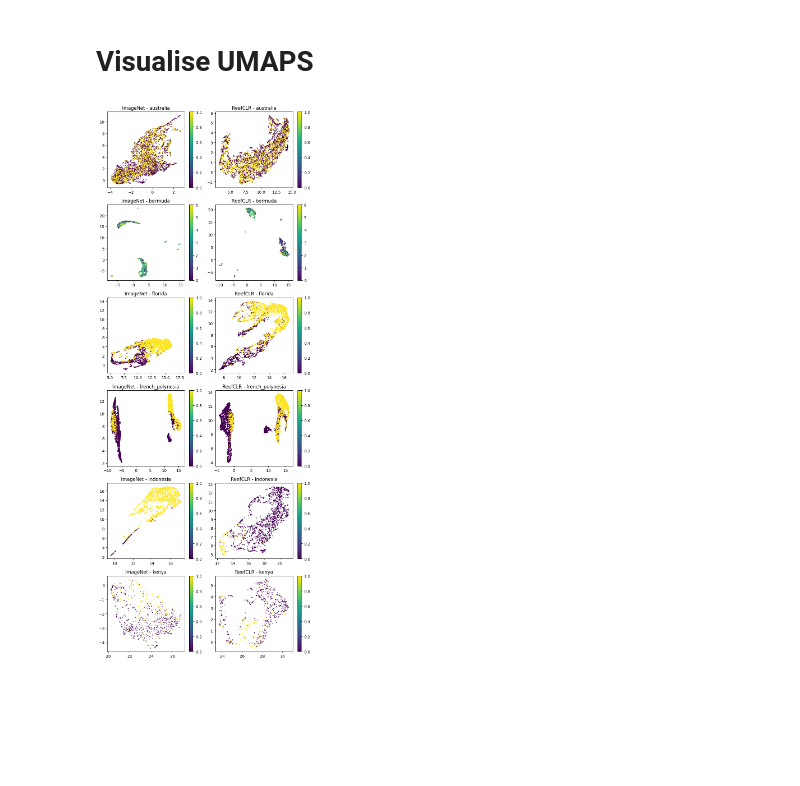
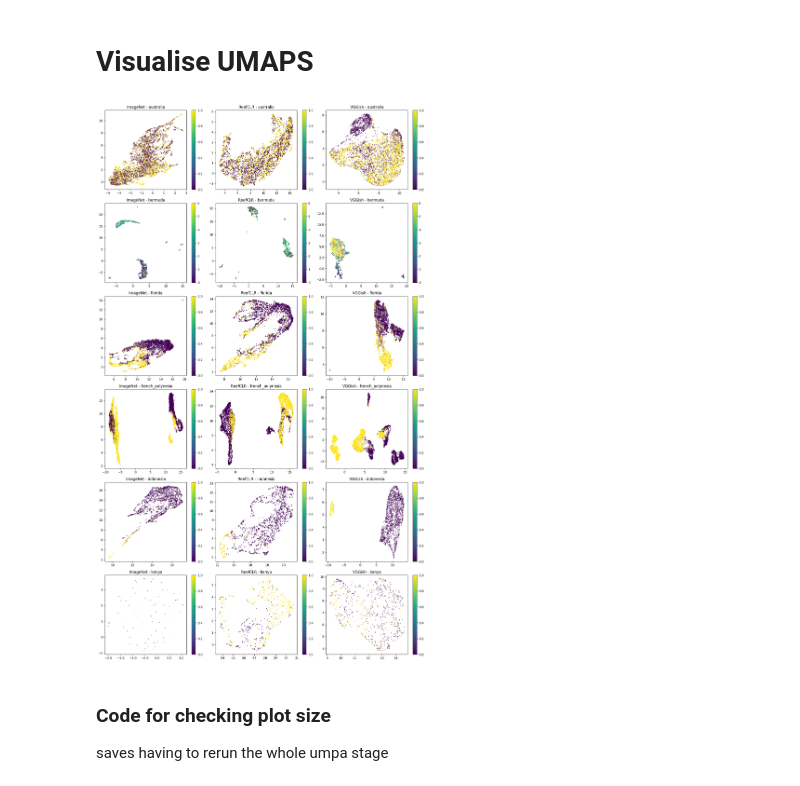
Before and after one commit to CV4EcologySchool/reef-audio-representation-learning, a Jupyter notebook: code/simclr-pytorch-reefs/evaluation/embeddings/cluster.ipynb, the cells around one changed output. Drawn from its saved outputs; the diff is of its cells as text; code cells hidden in the pictures; blank space fills up the shorter version.

```diff
--- a/code/simclr-pytorch-reefs/evaluation/embeddings/cluster.ipynb
+++ b/code/simclr-pytorch-reefs/evaluation/embeddings/cluster.ipynb
@@ -42,8 +50,8 @@ for csv_file in all_csv_files:
     full_path = os.path.join(csv_directory, csv_file)
 
     # Determine the type and location name from the file name
-    file_type, location = csv_file.split('_', 1)
-    location = location.rsplit('_', 1)[0]  # Remove the "_embeddings.csv" part
+    file_type, location = csv_file.split('-', 1)
+    location = location.rsplit('-', 1)[0]  # Remove the "_embeddings.csv" part
 
     # Skip categories not in the enabled list
     if file_type not in enabled_categories:
@@ -134,0 +156,20 @@ results
+# %%
+import matplotlib.pyplot as plt
+import seaborn as sns
+
+# Set a nice color palette for the plot
+sns.set_palette("husl")
+
+# Create the bar plot
+plt.figure(figsize=(15, 10))
+sns.barplot(data=results, x='Location', y='Chi2_Stat', hue='Category')
+
+# Add labels and title
+plt.xlabel('Location', fontsize=14)
+plt.ylabel('Chi-sq score', fontsize=14)
+plt.title('Chi-sq score by Country and Embedding Type', fontsize=16)
+plt.xticks(rotation=45)
+plt.legend(title='Embedding Type')
+
+# Show the plot
+plt.show()
@@ -145,36 +188,40 @@ total_locations = sum(len(locations) for locations in datasets.values())
 total_categories = len(datasets)
 
 # Initialize the plot grid
-fig, axes = plt.subplots(len(datasets[list(datasets.keys())[0]]), total_categories, figsize=(8, 30))
+fig, axes = plt.subplots(len(datasets[list(datasets.keys())[0]]), total_categories, figsize=(15, 25))
 
 
 # Ensure axes is always 2D
 if total_locations == 1 and total_categories == 1:
     axes = np.array([[axes]])
 
 # Loop through each category and each location to fill in the plots
 for col_idx, (category, locations) in enumerate(datasets.items()):
     for row_idx, (location, df) in enumerate(locations.items()):
         ax = axes[row_idx, col_idx]
 
         # Perform UMAP dimensionality reduction
         features = df.loc[:, 'Feature_1':]
         embedding = umap.UMAP(
             n_neighbors=30,
             min_dist=0,
             n_components=2,
             random_state=42,
         ).fit_transform(features)
 
         # Create the scatter plot
         scatter = ax.scatter(embedding[:, 0], embedding[:, 1], c=df['Label'], s=1)
         plt.colorbar(scatter, ax=ax)
 
         ax.set_title(f'{category} - {location}')
 
 plt.tight_layout()
 plt.show()
 
 # FIX - legend is currently incorect, shows a scale bar when it should show class labels
 # %% [output]
-[figure, old version]
+[figure, new version]
+# %% [markdown]
+### Code for checking plot size
+
+saves having to rerun the whole umpa stage
```
Also changed, not shown: parts of 9 cells of this notebook, 3 other files.
